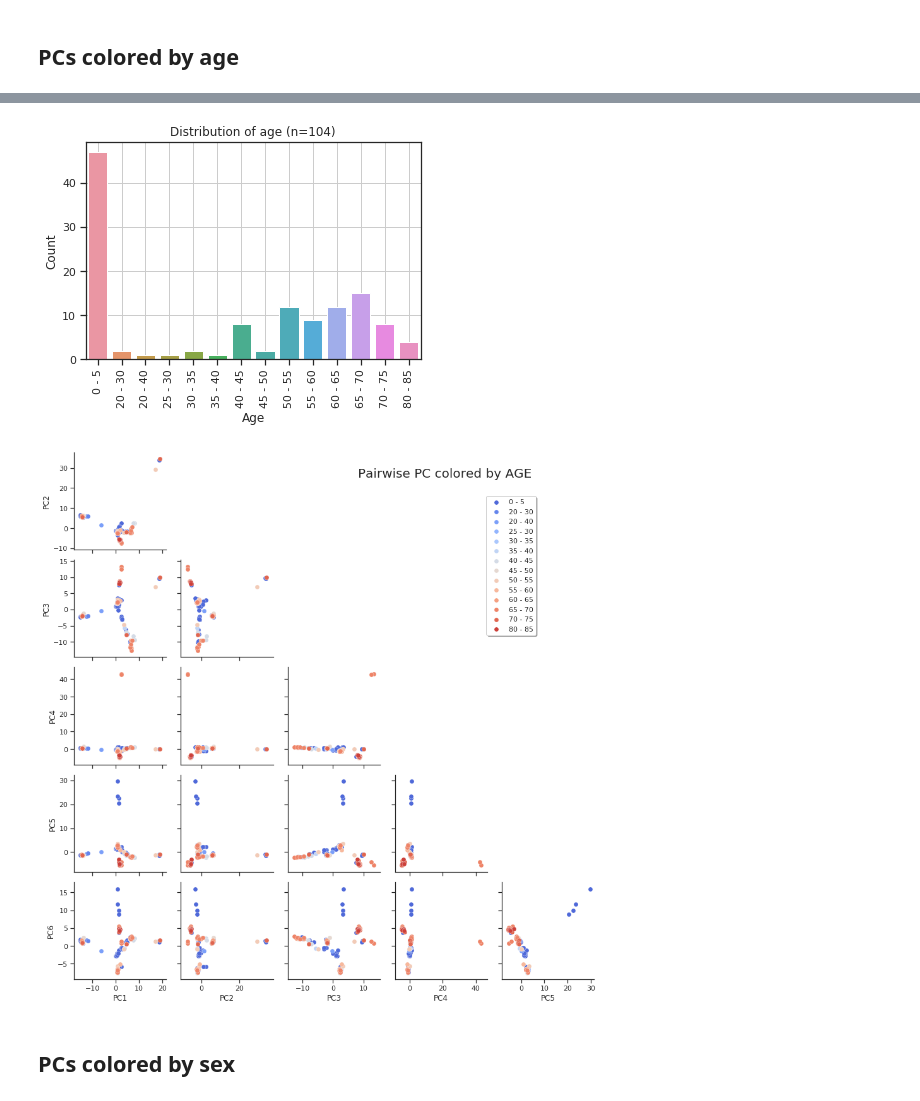
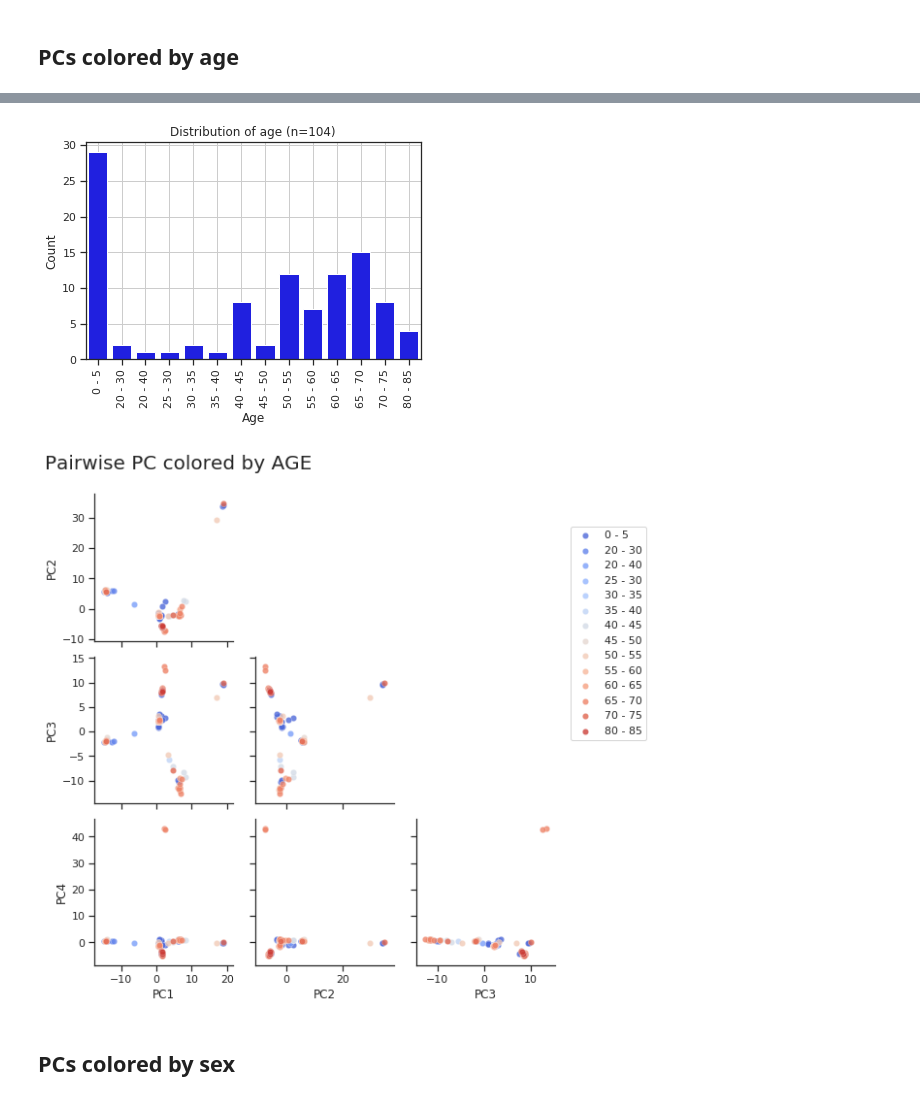
Before and after one commit to gh-msun/gh-msun, a Jupyter notebook: projects/2023_06_26_SRT_deconvolution_MS/notebooks/04_exploratory_pca_blueprint.ipynb, the cells around one changed output, grey strips where cells are left out. Saved outputs shown, nothing was run; the diff lists cells and outputs as text; code cells hidden in the pictures.

```diff
--- a/projects/2023_06_26_SRT_deconvolution_MS/notebooks/04_exploratory_pca_blueprint.ipynb
+++ b/projects/2023_06_26_SRT_deconvolution_MS/notebooks/04_exploratory_pca_blueprint.ipynb
@@ -20,6 +20,8 @@ def create_pc_dict(num):
 
 def difference(listA, listB):
     return list(set(listA).difference(set(listB)))
+# %%
+sns.set_context('talk')
 # %% [markdown]
 ## Data preprocessing
 # %%
@@ -57,7 +59,7 @@ sample_df metadata. I use the CELL_TYPE feature in the
 blueprint data to get cell type info (instead of sample_group).
 This seems to be more detailed than sample_group.
 '''
-INCLUDE_23 = True
+INCLUDE_23 = False
 
 if INCLUDE_23:
     filtered_blueprint_df = blueprint_df[blueprint_df['SAMPLE_ID'].isin(diff_id_list)]
@@ -91,7 +86,7 @@ metadata.head()
 # %% [markdown]
 ## Run PCA on reference regions
 # %%
-N_PCA = 6
+N_PCA = 4
 
 # Only look at regions in the ref matrix (blueprint immune cell type specific)
 idxs = data['region_id'].isin(refmat['region_id'])
@@ -166,7 +168,7 @@ counts = counts.loc[age_order]
 
 
 sns.set(style="ticks")
-sns.barplot(x=counts.index, y=counts.values)
+sns.barplot(x=counts.index, y=counts.values, color='blue')
 plt.title('Distribution of age (n=104)')
 plt.xlabel('Age')
 plt.ylabel('Count')
@@ -174,21 +176,22 @@ plt.xticks(rotation=90)
 plt.grid()
 plt.show()
 # %% [output]
-[figure, old version]
+[figure, new version]
 # %%
 g = sns.PairGrid(pca_df, hue='age', palette='coolwarm', hue_order=age_order)
-g.map_lower(plt.scatter, s=50, edgecolor='white', linewidth=.3)
-g.fig.suptitle("Pairwise PC colored by AGE", size=20, x=0.6, y=0.8)
+g.map_lower(plt.scatter, s=40, edgecolor='white', linewidth=.3, alpha=0.8)
+g.fig.suptitle("Pairwise PC colored by AGE", size=20, x=0.2, y=0.8)
 
 # Remove axes of the upper triangle and the diagonal
 for i, j in zip(*np.triu_indices_from(g.axes, k=0)):
     g.axes[i, j].set_visible(False)
 
 # plt.legend(loc='upper center', bbox_to_anchor=(1.5, 1.5), ncol=1, fancybox=True, shadow=True)
-plt.legend(loc='upper center', bbox_to_anchor=(0.1, 5), ncol=1, fancybox=True, shadow=True)
+# plt.legend(loc='upper center', bbox_to_anchor=(0.1, 5), ncol=1, fancybox=True, shadow=True)
+plt.legend(loc='lower right', bbox_to_anchor=(1.70, 1.5))
 plt.show()
 # %% [output]
-[figure, old version]
+[figure, new version]
 # %% [markdown]
 ## PCs colored by sex
 # %%
```
Also changed, not shown: parts of 18 cells of this notebook, 3 other files.
